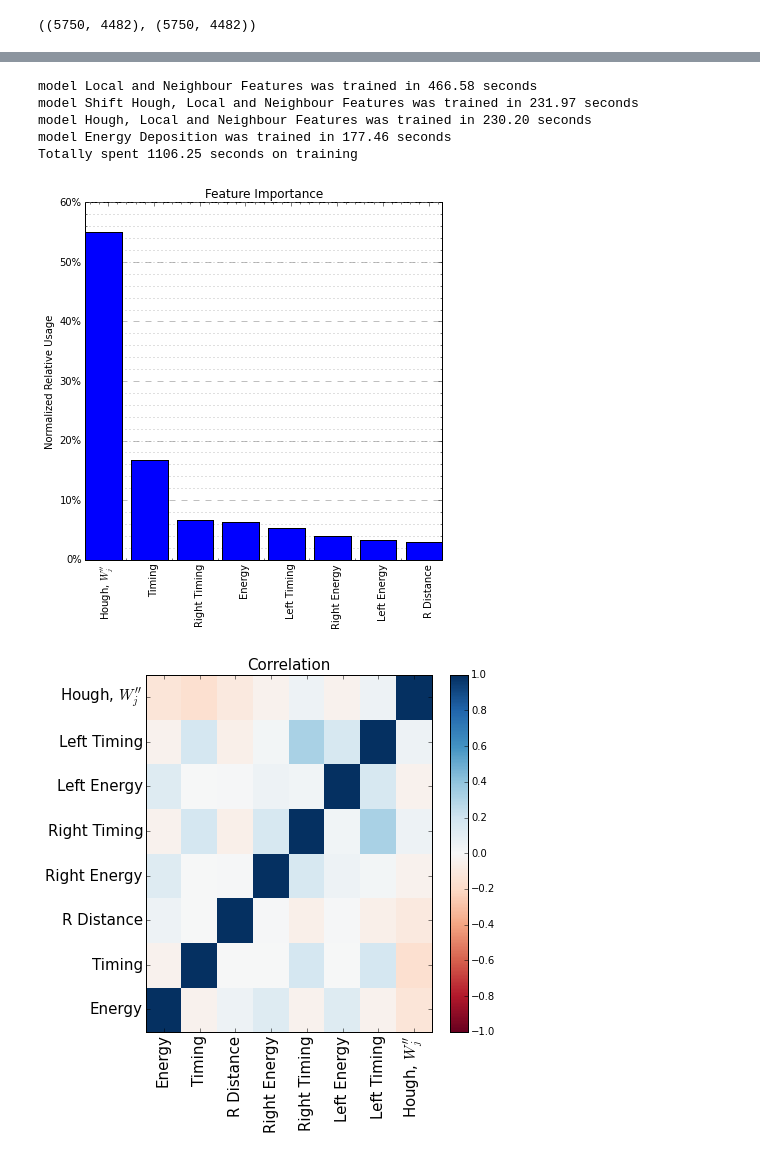
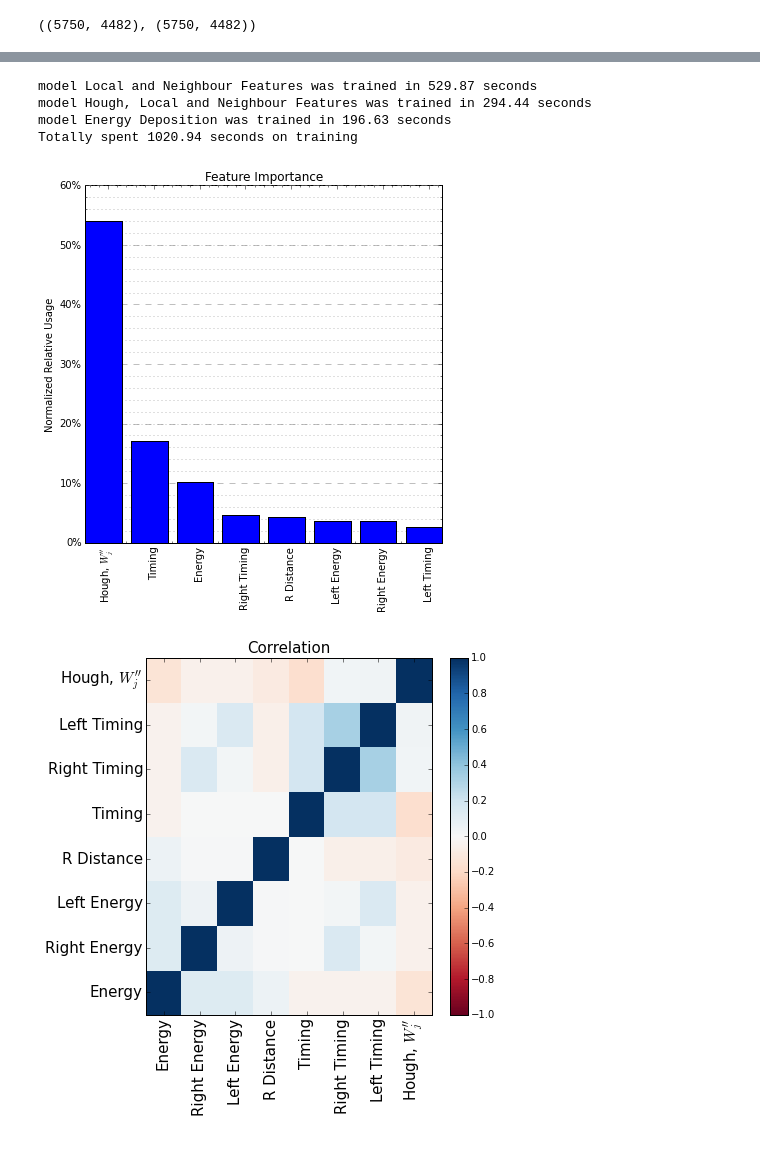
Before and after one commit to ewengillies/track-finding-yandex, a Jupyter notebook: notebooks/MainPipelineNewSample_working.ipynb, the cells around one changed output, grey strips where cells are left out. Drawn from its saved outputs; the diff is of its cells as text; code cells hidden in the pictures.

```diff
--- a/notebooks/MainPipelineNewSample_working.ipynb
+++ b/notebooks/MainPipelineNewSample_working.ipynb
@@ -533,21 +611,14 @@ unshifted_hough_result_2 = hough_shifter_2.shift_result(shifted_hough_result_2,
 # %%
 # Add these as features
 data_2['Hough'] = hough_result_2.flatten()
-data_2['Shift_Hough'] = unshifted_hough_result_2.flatten()
-
 data_3['Hough'] = hough_result_3.flatten()
-data_3['Shift_Hough'] = unshifted_hough_result_3.flatten()
 # %%
 # Add this to the feature list
 train_features_full = train_features + ['Hough']
-train_features_shift = train_features + ['Shift_Hough']
 
 # Define the new classifier
 hough_gbdt = SklearnClassifier(GradientBoostingClassifier(n_estimators=100),
                                features=train_features_full)
-
-s_hough_gbdt = SklearnClassifier(GradientBoostingClassifier(n_estimators=100),
-                               features=train_features_shift)
 
 # Define GBDT over only energy deposit to compare
 dep_gbdt = SklearnClassifier(GradientBoostingClassifier(n_estimators=200),
@@ -557,7 +628,6 @@ dep_gbdt = SklearnClassifier(GradientBoostingClassifier(n_estimators=200),
 neigh_gbdt.set_params(n_estimators=200)
 
 # Add the classifiers
-factory.add_classifier('Shift Hough, Local and Neighbour Features', s_hough_gbdt)
 factory.add_classifier('Hough, Local and Neighbour Features', hough_gbdt)
 factory.add_classifier('Energy Deposition', dep_gbdt)
 # %%
@@ -565,11 +635,10 @@ factory.add_classifier('Energy Deposition', dep_gbdt)
 factory.fit(mask(data_2), mask(data_2)['is_signal'])
 pass
 # %% [output]
-model Local and Neighbour Features was trained in 466.58 seconds
-model Shift Hough, Local and Neighbour Features was trained in 231.97 seconds
-model Hough, Local and Neighbour Features was trained in 230.20 seconds
-model Energy Deposition was trained in 177.46 seconds
-Totally spent 1106.25 seconds on training
+model Local and Neighbour Features was trained in 529.87 seconds
+model Hough, Local and Neighbour Features was trained in 294.44 seconds
+model Energy Deposition was trained in 196.63 seconds
+Totally spent 1020.94 seconds on training
 # %%
 # Test it on the last set of data
 pred_final_diag_3 = factory.test_on(mask(data_3), mask(data_3)['is_signal'])
@@ -589,9 +657,8 @@ feat_label_dict = OrderedDict([
             ('l_deposit' , 'Left Energy'),
             ('rel_time' , "Timing"),
             ('deposit' , 'Energy'),
-            ('Hough' , r"Hough, $W_j''$"),
-            ('Shift_Hough' , r"Shift Hough, $W_j'''$"),
-        ])
+            ('Hough' , r"Hough, $W_j''$")
+    ])
 
 def plot_feature_importance(rep_classifier, feat_label_dict):
     feat_import = rep_classifier.get_feature_importances()
@@ -619,16 +686,9 @@ def plot_feature_correlations(rep_factory, feat_label_dict):
 # %%
 hough_level = factory["Hough, Local and Neighbour Features"]
 plot_feature_importance(hough_level, feat_label_dict)
 show()
 plot_feature_correlations(factory, feat_label_dict)
 show()
-
-feat_label_dict['Hough'] = r"Shifted Hough, $W_j''$"
-s_hough_level = factory["Shift Hough, Local and Neighbour Features"]
-plot_feature_importance(s_hough_level, feat_label_dict)
-show()
-plot_feature_correlations(factory, feat_label_dict)
-show()
 # %% [output]
-[figure, old version]
+[figure, new version]
-[figure, old version]
+[figure, new version]
```
Also changed, not shown: parts of 82 cells of this notebook, 1 other file.
